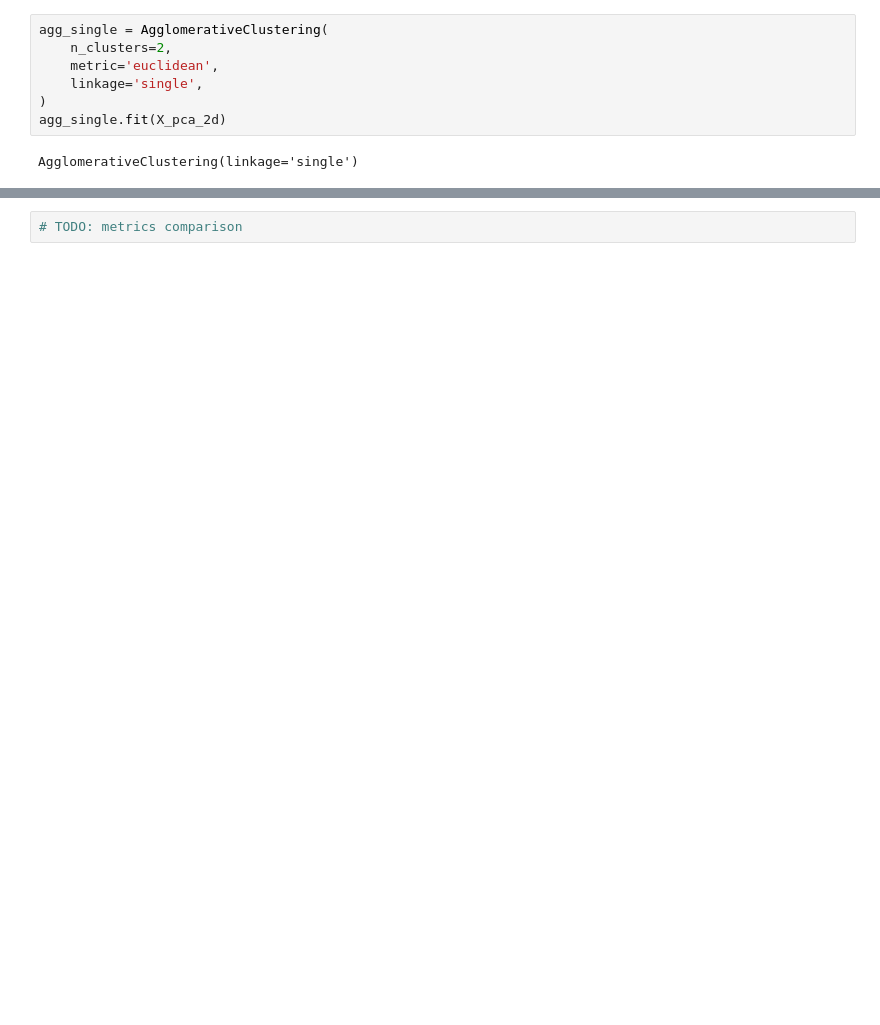
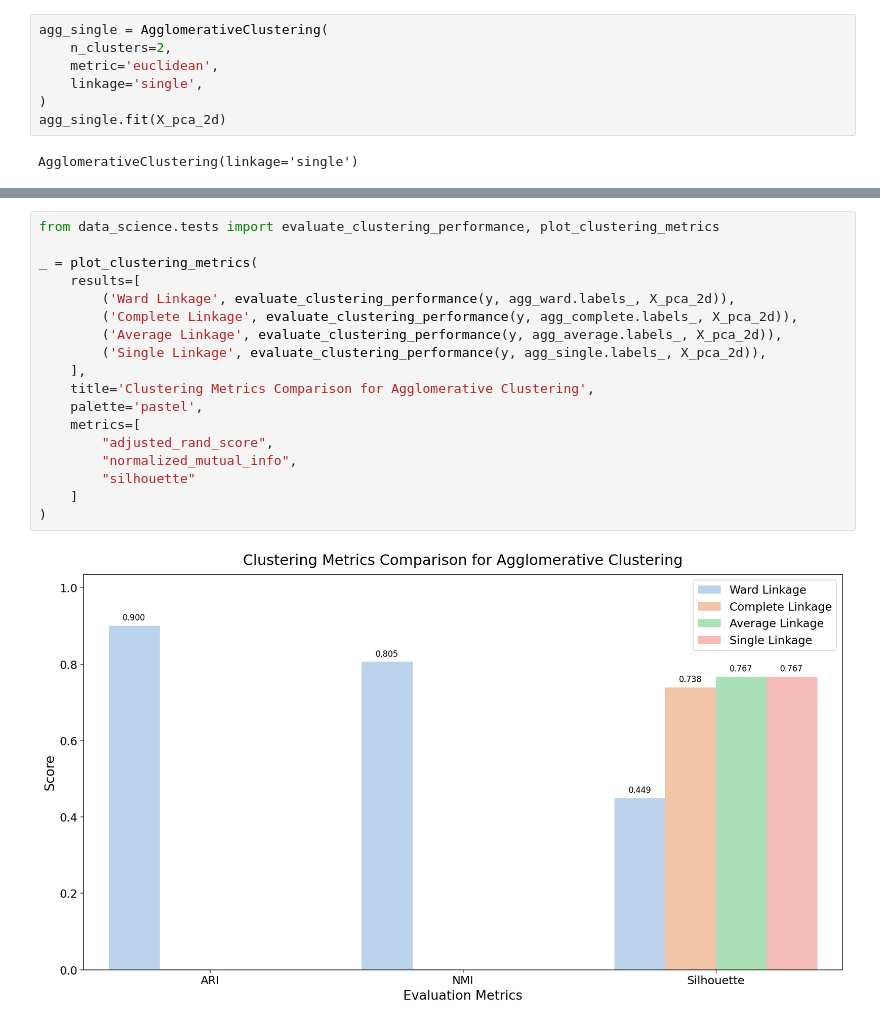
Before and after one commit to staciax/data-science, a Jupyter notebook: clustering/wine_quality/hierarchical.ipynb, the cells around one changed output, grey strips where cells are left out. Drawn from its saved outputs; the diff is of its cells as text; blank space fills up the shorter version.

```diff
--- a/clustering/wine_quality/hierarchical.ipynb
+++ b/clustering/wine_quality/hierarchical.ipynb
@@ -156,2 +156,20 @@ plot_clusters(
 # %%
-# TODO: metrics comparison
+from data_science.tests import evaluate_clustering_performance, plot_clustering_metrics
+
+_ = plot_clustering_metrics(
+    results=[
+        ('Ward Linkage', evaluate_clustering_performance(y, agg_ward.labels_, X_pca_2d)),
+        ('Complete Linkage', evaluate_clustering_performance(y, agg_complete.labels_, X_pca_2d)),
+        ('Average Linkage', evaluate_clustering_performance(y, agg_average.labels_, X_pca_2d)),
+        ('Single Linkage', evaluate_clustering_performance(y, agg_single.labels_, X_pca_2d)),
+    ],
+    title='Clustering Metrics Comparison for Agglomerative Clustering',
+    palette='pastel',
+    metrics=[
+        "adjusted_rand_score",
+        "normalized_mutual_info",
+        "silhouette"
+    ]
+)
+# %% [output]
+[figure, added]
```
Also changed, not shown: parts of 8 cells of this notebook, 3 other files.
